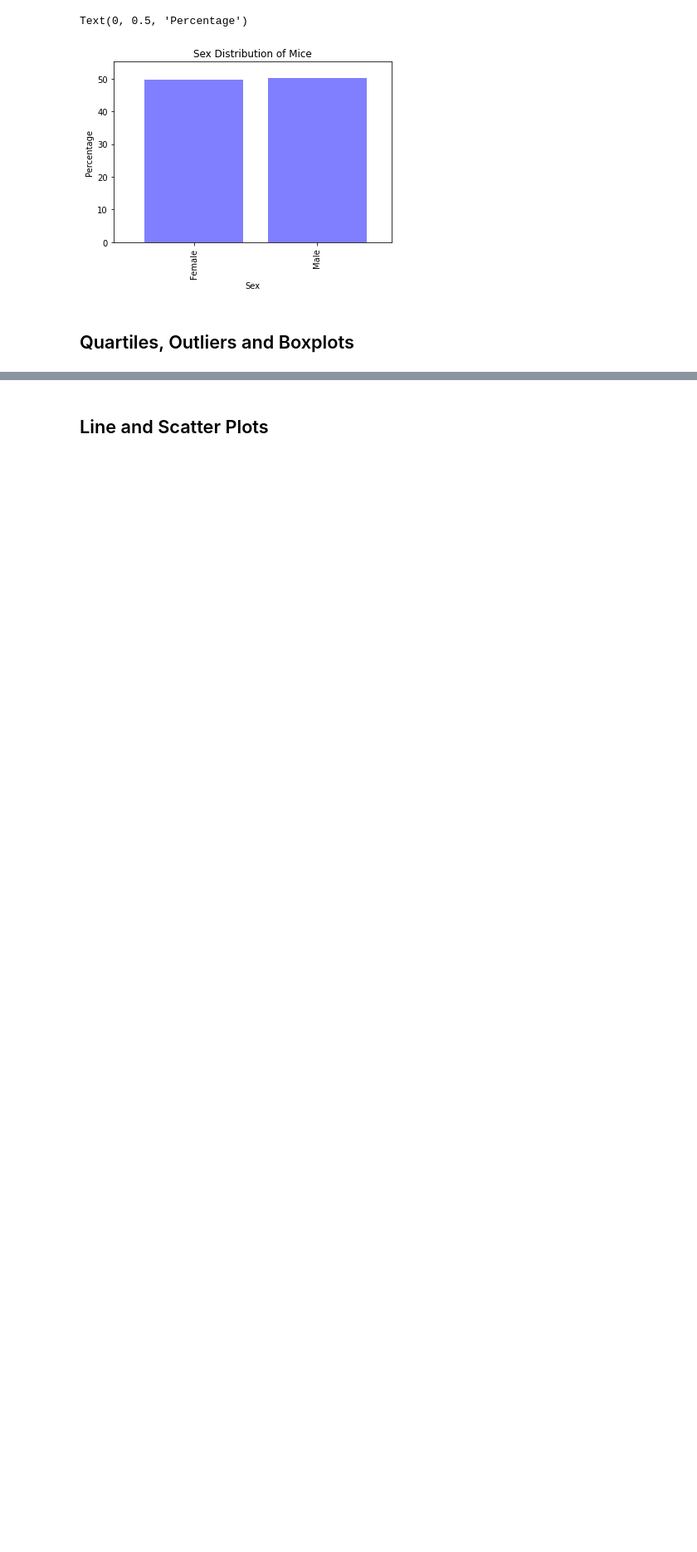
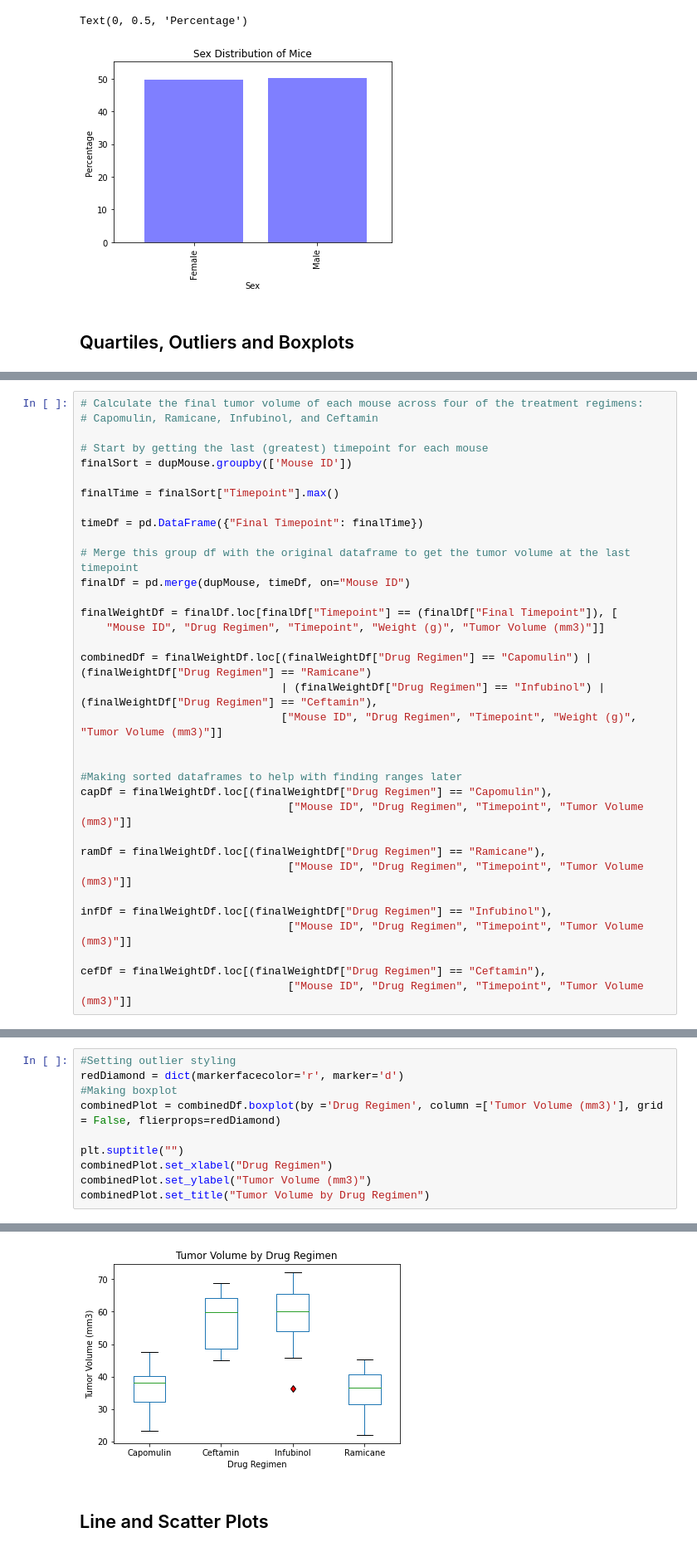
Before and after one commit to ntarver0409/pharmAnalysis, a Jupyter notebook: Pymaceuticals/pharmAnalysis.ipynb, the cells around one changed output, grey strips where cells are left out. Shown: that part at 83% size. Cells and saved outputs as stored; diff of their text form; blank space fills up the shorter version.

```diff
--- a/Pymaceuticals/pharmAnalysis.ipynb
+++ b/Pymaceuticals/pharmAnalysis.ipynb
@@ -273,0 +247,34 @@ Text(0, 0.5, 'Percentage')
+# %%
+# Calculate the final tumor volume of each mouse across four of the treatment regimens:
+# Capomulin, Ramicane, Infubinol, and Ceftamin
+
+# Start by getting the last (greatest) timepoint for each mouse
+finalSort = dupMouse.groupby(['Mouse ID'])
+
+finalTime = finalSort["Timepoint"].max()
+
+timeDf = pd.DataFrame({"Final Timepoint": finalTime})
+
+# Merge this group df with the original dataframe to get the tumor volume at the last timepoint
+finalDf = pd.merge(dupMouse, timeDf, on="Mouse ID")
+
+finalWeightDf = finalDf.loc[finalDf["Timepoint"] == (finalDf["Final Timepoint"]), [
+    "Mouse ID", "Drug Regimen", "Timepoint", "Weight (g)", "Tumor Volume (mm3)"]]
+
+combinedDf = finalWeightDf.loc[(finalWeightDf["Drug Regimen"] == "Capomulin") | (finalWeightDf["Drug Regimen"] == "Ramicane")
+                               | (finalWeightDf["Drug Regimen"] == "Infubinol") | (finalWeightDf["Drug Regimen"] == "Ceftamin"),
+                               ["Mouse ID", "Drug Regimen", "Timepoint", "Weight (g)", "Tumor Volume (mm3)"]]
+
+
+#Making sorted dataframes to help with finding ranges later
+capDf = finalWeightDf.loc[(finalWeightDf["Drug Regimen"] == "Capomulin"),
+                                ["Mouse ID", "Drug Regimen", "Timepoint", "Tumor Volume (mm3)"]]
+
+ramDf = finalWeightDf.loc[(finalWeightDf["Drug Regimen"] == "Ramicane"),
+                                ["Mouse ID", "Drug Regimen", "Timepoint", "Tumor Volume (mm3)"]]
+
+infDf = finalWeightDf.loc[(finalWeightDf["Drug Regimen"] == "Infubinol"),
+                                ["Mouse ID", "Drug Regimen", "Timepoint", "Tumor Volume (mm3)"]]
+
+cefDf = finalWeightDf.loc[(finalWeightDf["Drug Regimen"] == "Ceftamin"),
+                                ["Mouse ID", "Drug Regimen", "Timepoint", "Tumor Volume (mm3)"]]
@@ -273,0 +372,11 @@ Text(0, 0.5, 'Percentage')
+# %%
+#Setting outlier styling
+redDiamond = dict(markerfacecolor='r', marker='d')
+#Making boxplot
+combinedPlot = combinedDf.boxplot(by ='Drug Regimen', column =['Tumor Volume (mm3)'], grid = False, flierprops=redDiamond)
+
+plt.suptitle("")
+combinedPlot.set_xlabel("Drug Regimen")
+combinedPlot.set_ylabel("Tumor Volume (mm3)")
+combinedPlot.set_title("Tumor Volume by Drug Regimen")
+# %% [output]
@@ -274,2 +384,3 @@ Text(0, 0.5, 'Percentage')
+[figure, added]
 # %% [markdown]
 ## Line and Scatter Plots
```
Also changed, not shown: parts of 16 cells of this notebook.
